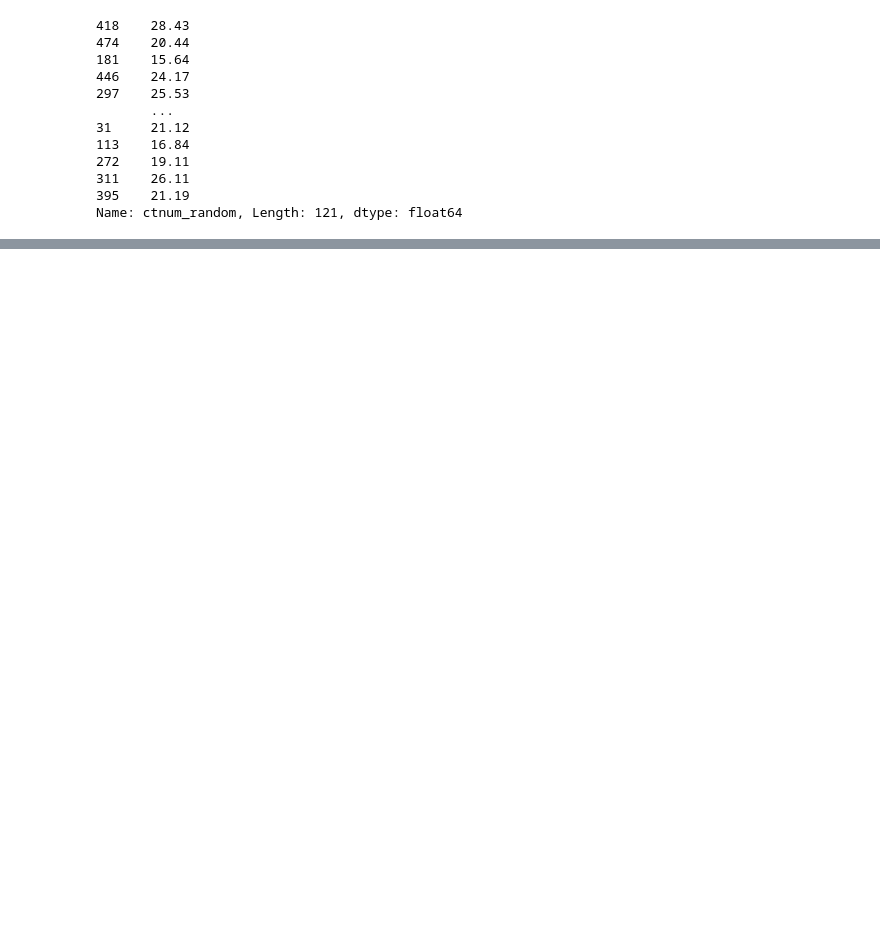
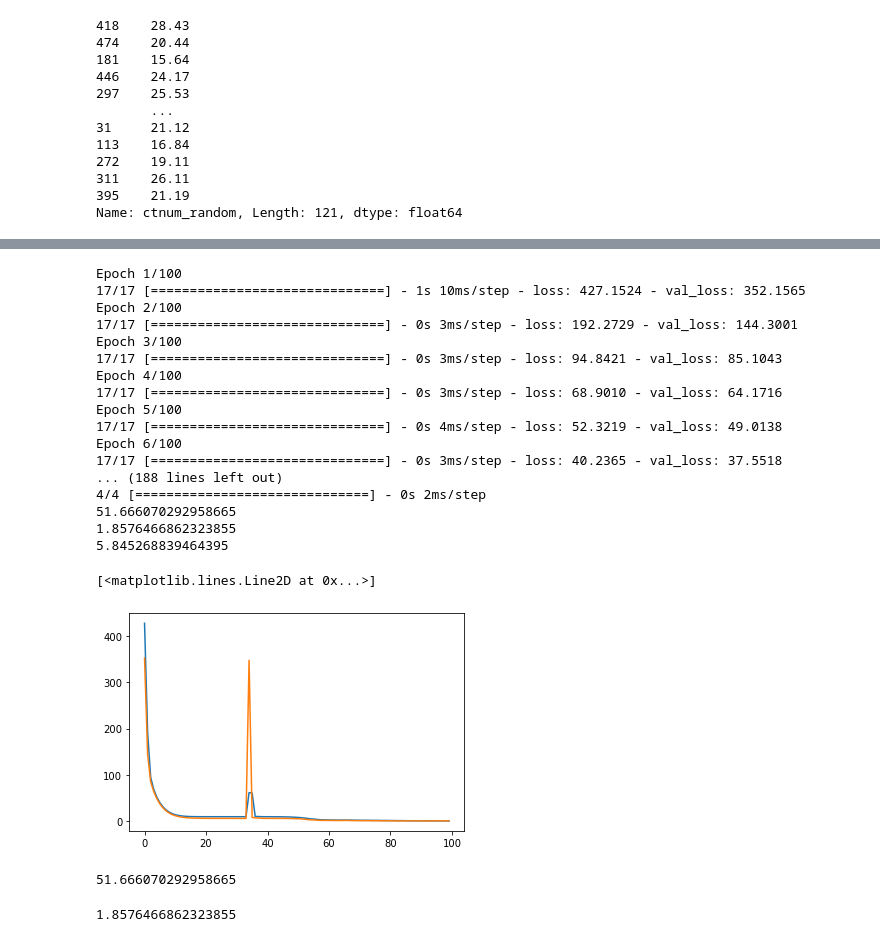
Before and after one commit to codebuzer/Bioactivity-Prediction-App, a Jupyter notebook: reg using dl.ipynb, the cells around one changed output, grey strips where cells are left out. Cells and saved outputs as stored; diff of their text form; code cells hidden in the pictures; blank space fills up the shorter version.

```diff
--- a/reg using dl.ipynb
+++ b/reg using dl.ipynb
@@ -155,0 +660,37 @@ plt.plot(history.history['val_loss'])
+# %%
+model = Sequential()
+model.add(Dense(128, activation = 'tanh', input_dim = X_train.shape[1]))
+model.add(Dense(64, activation = 'tanh'))
+model.add(Dense(64, activation = 'tanh'))
+#model.add(Dropout(0.2))
+model.add(Dense(64, activation = 'tanh'))
+model.add(Dense(64, activation = 'tanh'))
+model.add(Dense(64, activation = 'tanh'))
+model.add(Dense(64, activation = 'tanh'))
+model.add(Dense(64, activation = 'tanh'))
+model.add(Dense(64, activation = 'tanh'))
+model.add(Dense(64, activation = 'tanh'))
+model.add(Dense(1, activation = 'linear'))
+model.compile(loss = 'mean_squared_error', optimizer = 'adam')
+history = model.fit(X_train, y_train, epochs = 100, validation_split = 0.2)
+y_pred = model.predict(X_test)
+# %% [output]
+Epoch 1/100
+17/17 [==============================] - 1s 10ms/step - loss: 427.1524 - val_loss: 352.1565
+Epoch 2/100
+17/17 [==============================] - 0s 3ms/step - loss: 192.2729 - val_loss: 144.3001
+Epoch 3/100
+17/17 [==============================] - 0s 3ms/step - loss: 94.8421 - val_loss: 85.1043
+Epoch 4/100
+17/17 [==============================] - 0s 3ms/step - loss: 68.9010 - val_loss: 64.1716
+Epoch 5/100
+17/17 [==============================] - 0s 4ms/step - loss: 52.3219 - val_loss: 49.0138
+Epoch 6/100
+17/17 [==============================] - 0s 3ms/step - loss: 40.2365 - val_loss: 37.5518
+... (188 lines left out)
+4/4 [==============================] - 0s 2ms/step
+51.666070292958665
+1.8576466862323855
+5.845268839464395
+[<matplotlib.lines.Line2D at 0x...>]
+[figure, added]
@@ -155,0 +701,8 @@ plt.plot(history.history['val_loss'])
+# %%
+R2_score
+# %% [output]
+51.666070292958665
+# %%
+mae
+# %% [output]
+1.8576466862323855
```
Also changed, not shown: parts of 65 cells of this notebook, 1 other file.
